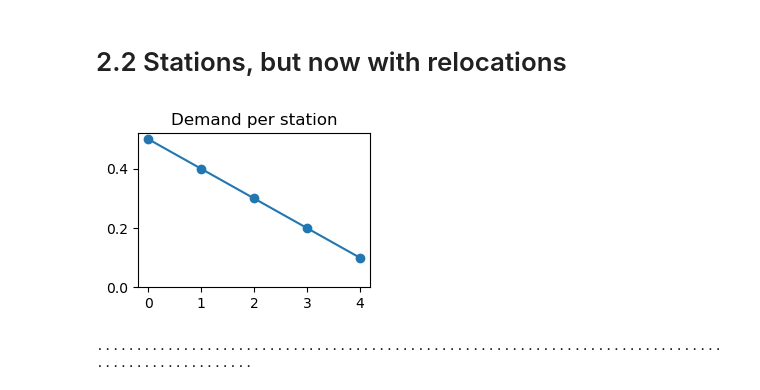
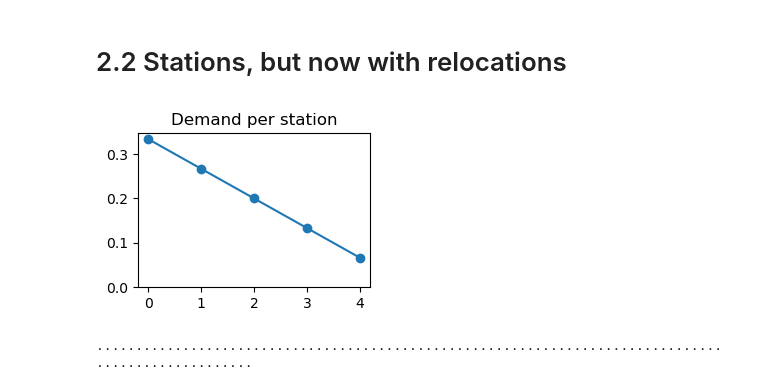
Before and after one commit to khakhalin/carsharing101, a Jupyter notebook: scripts/02relos_02stations.ipynb, the cells around one changed output. Cells and saved outputs as stored; diff of their text form; code cells hidden in the pictures.

```diff
--- a/scripts/02relos_02stations.ipynb
+++ b/scripts/02relos_02stations.ipynb
@@ -7,34 +8,37 @@ import matplotlib.pyplot as plt
 # %%
-scenario = 'few_stations'
+def get_config(scenario):
+    """Return a config of values."""
+    if scenario == 'stations':
+        n_stations = 5
+        n_levels = 5
+        demand_levels = np.arange(n_levels, 0, -1)
+        n_cars = 20
+    elif scenario == 'suburbs':
+        n_stations = 10
+        n_levels = 10
+        demand_levels = [1/(1+(i/n_levels*3)**2) for i in range(n_stations)]
+        n_cars = 5
+    else:
+        raise ValueError("Unknown scenario!")
+    relo_period=50  # How often do we want to relocate (every Nth tick)
+    demand = (list(demand_levels)*int(np.ceil(n_stations / n_levels)))[:n_stations] # Circular sampling, if needed
+    demand = np.array(demand)
+    demand = demand/demand.sum()  # Renormalize
+    return SimpleNamespace(
+        n_stations=n_stations,
+        demand=demand,
+        n_cars=n_cars,
+        relo_period=relo_period,
+    )
 
-if scenario == 'few_stations':
-    n_stations = 5
-    n_levels = 5 # How many levels of demand are there
-    default_demand = 0.5 # Order frequency, betweeen 0 and 1.
-                          # If too low, many runs are wasted. If too high, it's no longer a poisson-like process.
-    demand_levels = np.arange(n_levels, 0, -1)/n_levels * default_demand
-    n_cars = 20
-elif scenario == 'suburbs': # Center and suburbs
-    n_stations = 10
-    n_levels = 10
-    demand_levels = np.array(list(np.arange(0.5, 0.25, -0.05)) + list(np.arange(0.3, 0.2, -0.02)/10))
-    n_cars = 5
-else:
-    raise ValueError("Unknown scenario")
-
-n_steps_preparation = 50000 # For how many steps stats are NOT collected
-n_steps_per_experiment = 2000
-n_experiments = 100
-
-demand = (list(demand_levels)*int(np.ceil(n_stations / n_levels)))[:n_stations] # Circular sampling, if needed
+cnf = get_config('stations')
 
 plt.figure(figsize=(3, 2)) # Visualize demand, to be sure
-plt.plot(demand, 'o-')
+plt.plot(cnf.demand, 'o-')
 plt.ylim(0, None)
 plt.title("Demand per station");
-#print("Demand values to be used:", [np.round(x, 3) for x in demand])
 # %% [output]
-[figure, old version]
+[figure, new version]
 # %%
 # Main loop
 
```
Also changed, not shown: parts of 6 cells of this notebook, 15 other files.
